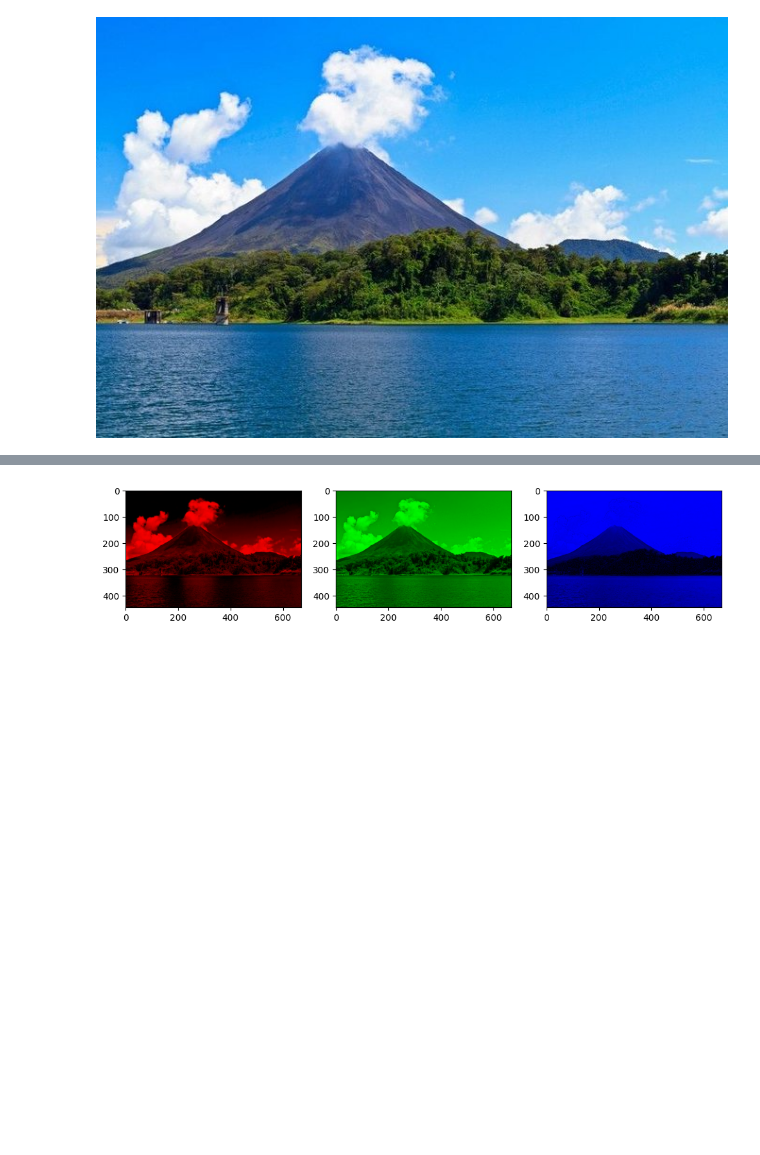
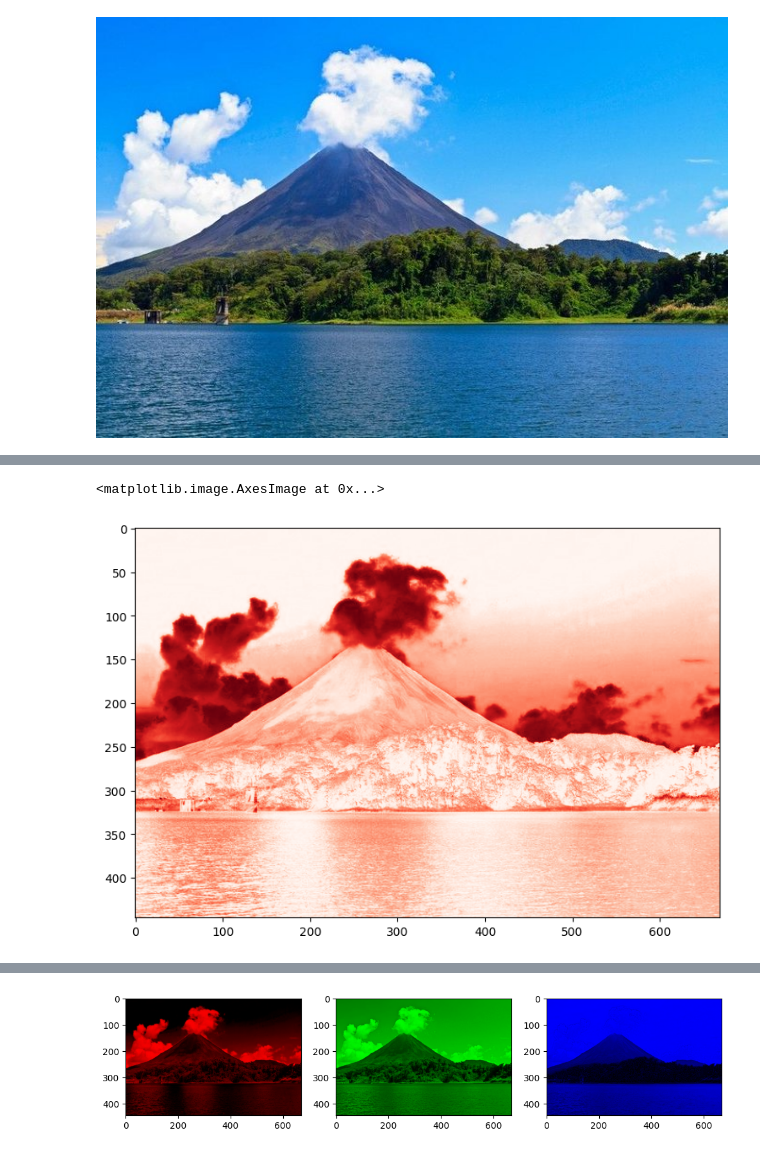
Before and after one commit to alabarga/geospatial-python-cr23, a Jupyter notebook: course/sesion-3-satellite-imaging/3.5.Bands.ipynb, the cells around one changed output, grey strips where cells are left out. Drawn from its saved outputs; the diff is of its cells as text; code cells hidden in the pictures; blank space fills up the shorter version.

```diff
--- a/course/sesion-3-satellite-imaging/3.5.Bands.ipynb
+++ b/course/sesion-3-satellite-imaging/3.5.Bands.ipynb
@@ -17,0 +42,5 @@ M.shape
+# %%
+plt.imshow(M[:,:,0], cmap='Reds')
+# %% [output]
+<matplotlib.image.AxesImage at 0x...>
+[figure, added]
```
Also changed, not shown: parts of 9 cells of this notebook, 6 other files.
